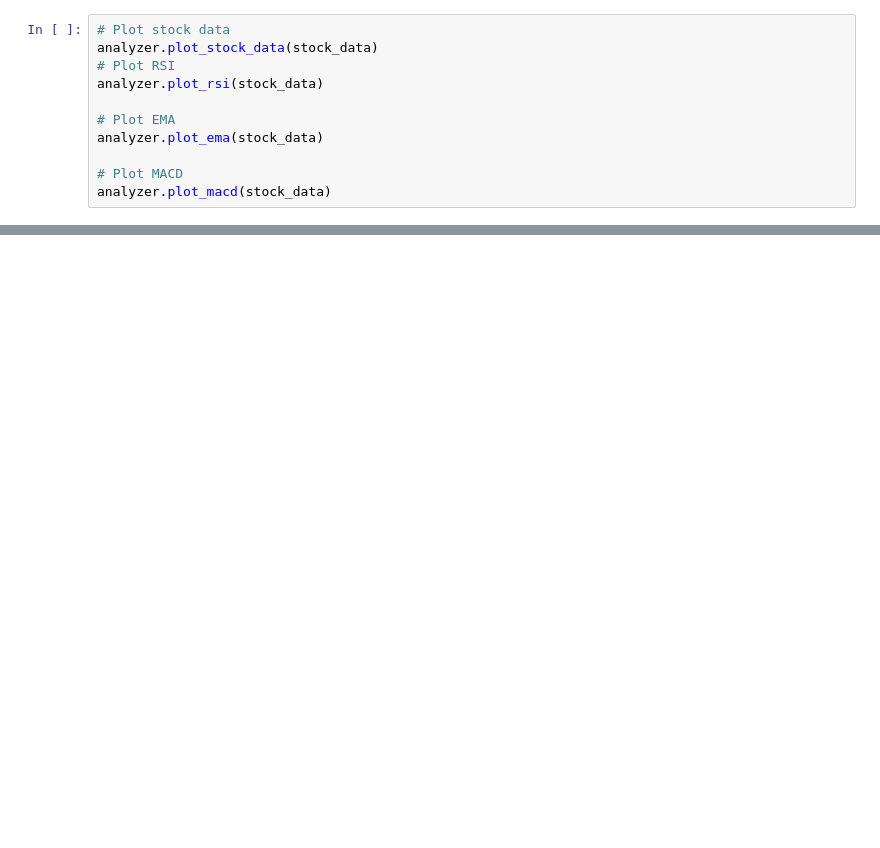
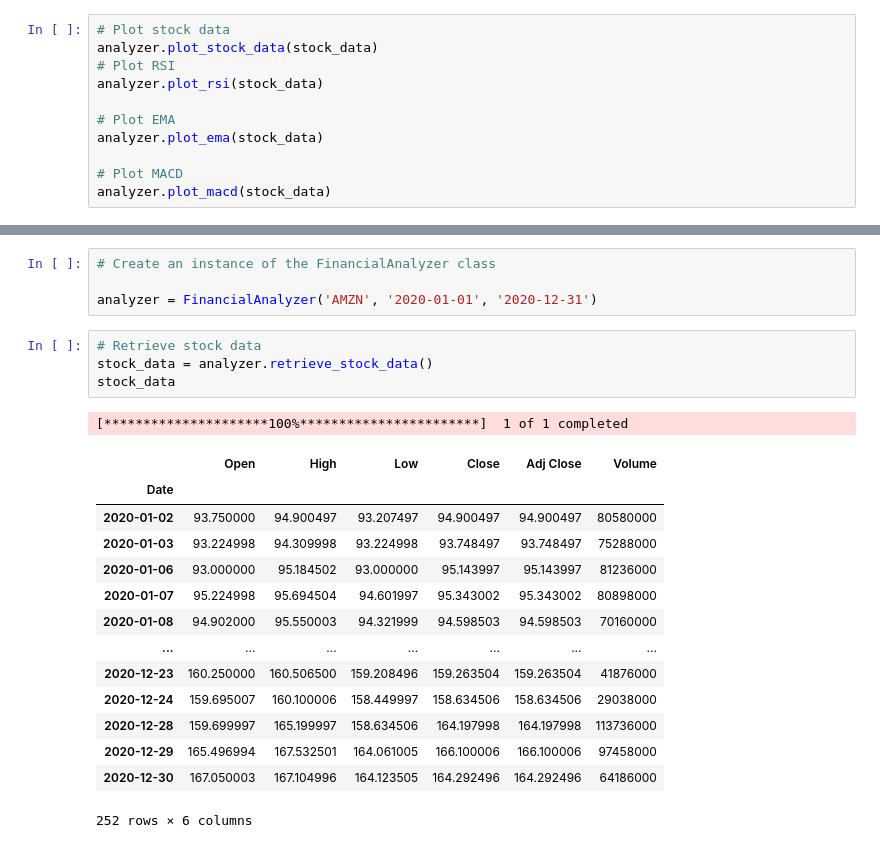
Before and after one commit to ElbetelTaye/Financial-News-and-Stock-Price-analysis, a Jupyter notebook: notebooks/Task2.ipynb, the cells around one changed output, grey strips where cells are left out. Cells and saved outputs as stored; diff of their text form; blank space fills up the shorter version.

```diff
--- a/notebooks/Task2.ipynb
+++ b/notebooks/Task2.ipynb
@@ -132,0 +186,24 @@ analyzer.plot_macd(stock_data)
+# %%
+# Create an instance of the FinancialAnalyzer class
+
+analyzer = FinancialAnalyzer('AMZN', '2020-01-01', '2020-12-31')
+# %%
+# Retrieve stock data
+stock_data = analyzer.retrieve_stock_data()
+stock_data
+# %% [output]
+[*********************100%***********************]  1 of 1 completed
+|  | Open | High | Low | Close | Adj Close | Volume |
+| Date |  |  |  |  |  |  |
+| 2020-01-02 | 93.750000 | 94.900497 | 93.207497 | 94.900497 | 94.900497 | 80580000 |
+| 2020-01-03 | 93.224998 | 94.309998 | 93.224998 | 93.748497 | 93.748497 | 75288000 |
+| 2020-01-06 | 93.000000 | 95.184502 | 93.000000 | 95.143997 | 95.143997 | 81236000 |
+| 2020-01-07 | 95.224998 | 95.694504 | 94.601997 | 95.343002 | 95.343002 | 80898000 |
+| 2020-01-08 | 94.902000 | 95.550003 | 94.321999 | 94.598503 | 94.598503 | 70160000 |
+| ... | ... | ... | ... | ... | ... | ... |
+| 2020-12-23 | 160.250000 | 160.506500 | 159.208496 | 159.263504 | 159.263504 | 41876000 |
+| 2020-12-24 | 159.695007 | 160.100006 | 158.449997 | 158.634506 | 158.634506 | 29038000 |
+| 2020-12-28 | 159.699997 | 165.199997 | 158.634506 | 164.197998 | 164.197998 | 113736000 |
+| 2020-12-29 | 165.496994 | 167.532501 | 164.061005 | 166.100006 | 166.100006 | 97458000 |
+| 2020-12-30 | 167.050003 | 167.104996 | 164.123505 | 164.292496 | 164.292496 | 64186000 |
+252 rows × 6 columns
```
Also changed, not shown: parts of 6 cells of this notebook.
